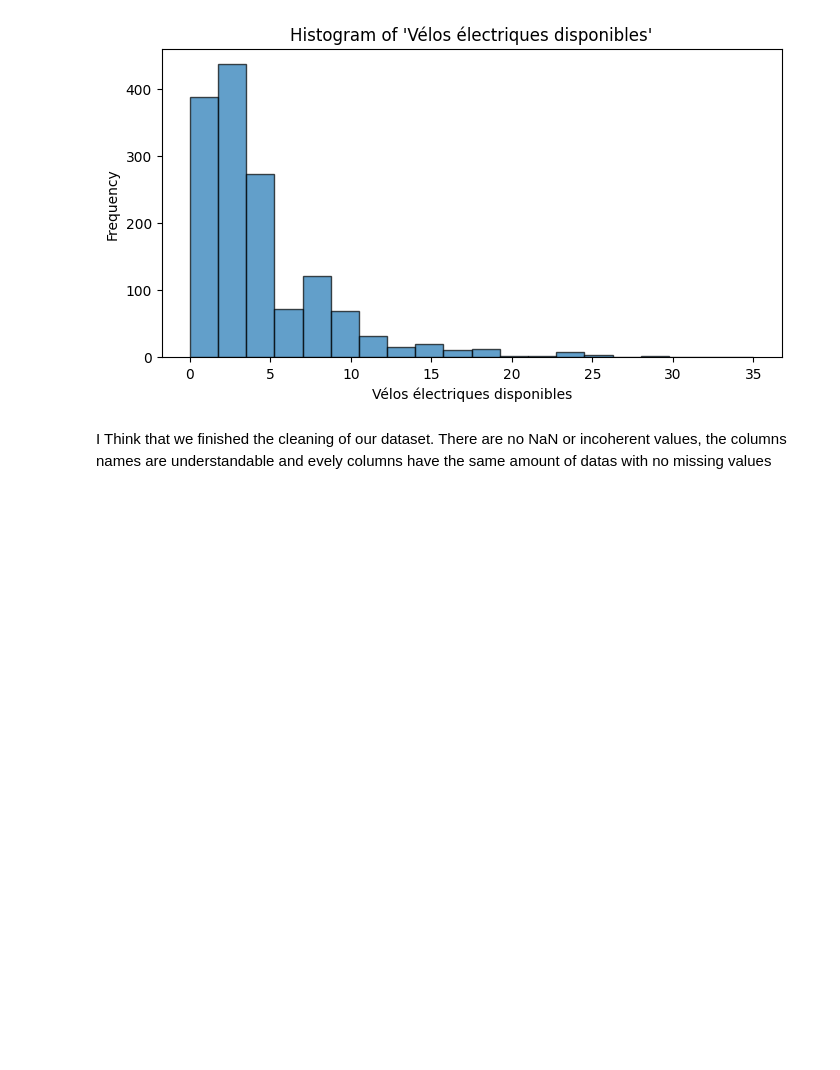
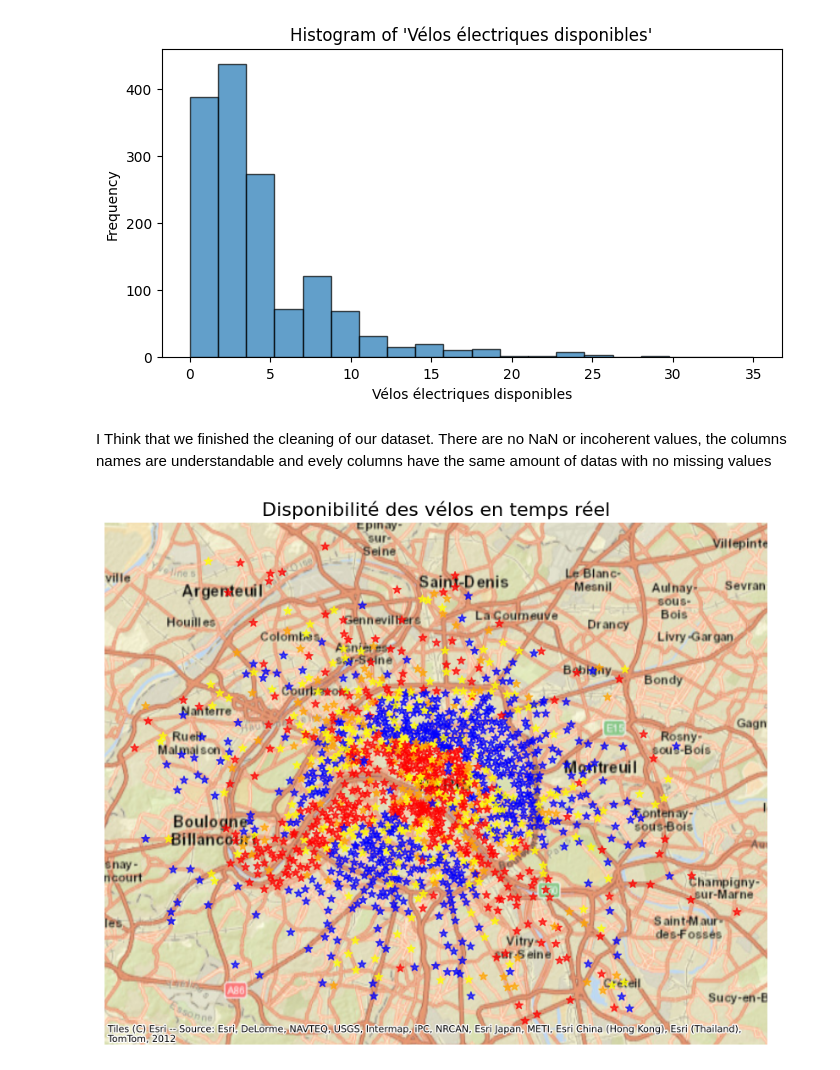
Before and after one commit to gabentho/Groupwork-DataAnalysis, a Jupyter notebook: Code.ipynb, the cells around one changed output. Saved outputs shown, nothing was run; the diff lists cells and outputs as text; code cells hidden in the pictures; blank space fills up the shorter version.

```diff
--- a/Code.ipynb
+++ b/Code.ipynb
@@ -127,3 +131,33 @@ for col in numerical_columns:
 [figure]
 # %% [markdown]
 I Think that we finished the cleaning of our dataset. There are no NaN or incoherent values, the columns names are understandable and evely columns have the same amount of datas with no missing values
+# %%
+df[['latitude', 'longitude']] = df['Coordonnées géographiques'].str.split(', ', expand=True)
+df['latitude'] = df['latitude'].astype(float)
+df['longitude'] = df['longitude'].astype(float)
+
+# Définition des couleurs selon le nombre de vélos disponibles
+df['color'] = df['Nombre total vélos disponibles'].apply(lambda x: 'red' if x > 15 else 'orange' if x > 10 else 'yellow' if x > 5 else 'blue')
+
+# Création du GeoDataFrame
+df['geometry'] = df.apply(lambda row: Point(row['longitude'], row['latitude']), axis=1)
+gdf = gpd.GeoDataFrame(df, geometry='geometry', crs="EPSG:4326")
+
+# Création de la figure
+fig, ax = plt.subplots(figsize=(12, 8))
+
+# Affichage des stations Vélib' avec couleur selon vélos disponibles
+gdf.plot(ax=ax, marker='*', color=gdf['color'], markersize=50, alpha=0.7)
+
+# Ajout du fond de carte
+ctx.add_basemap(ax, crs=gdf.crs, source=ctx.providers.Esri.WorldStreetMap)
+
+# Ajustements
+ax.set_title("Disponibilité des vélos en temps réel", fontsize=16)
+ax.set_xlabel("Longitude")
+ax.set_ylabel("Latitude")
+ax.set_axis_off()
+
+plt.show()
+# %% [output]
+[figure, added]
```
Also changed, not shown: parts of 1 cell of this notebook.
